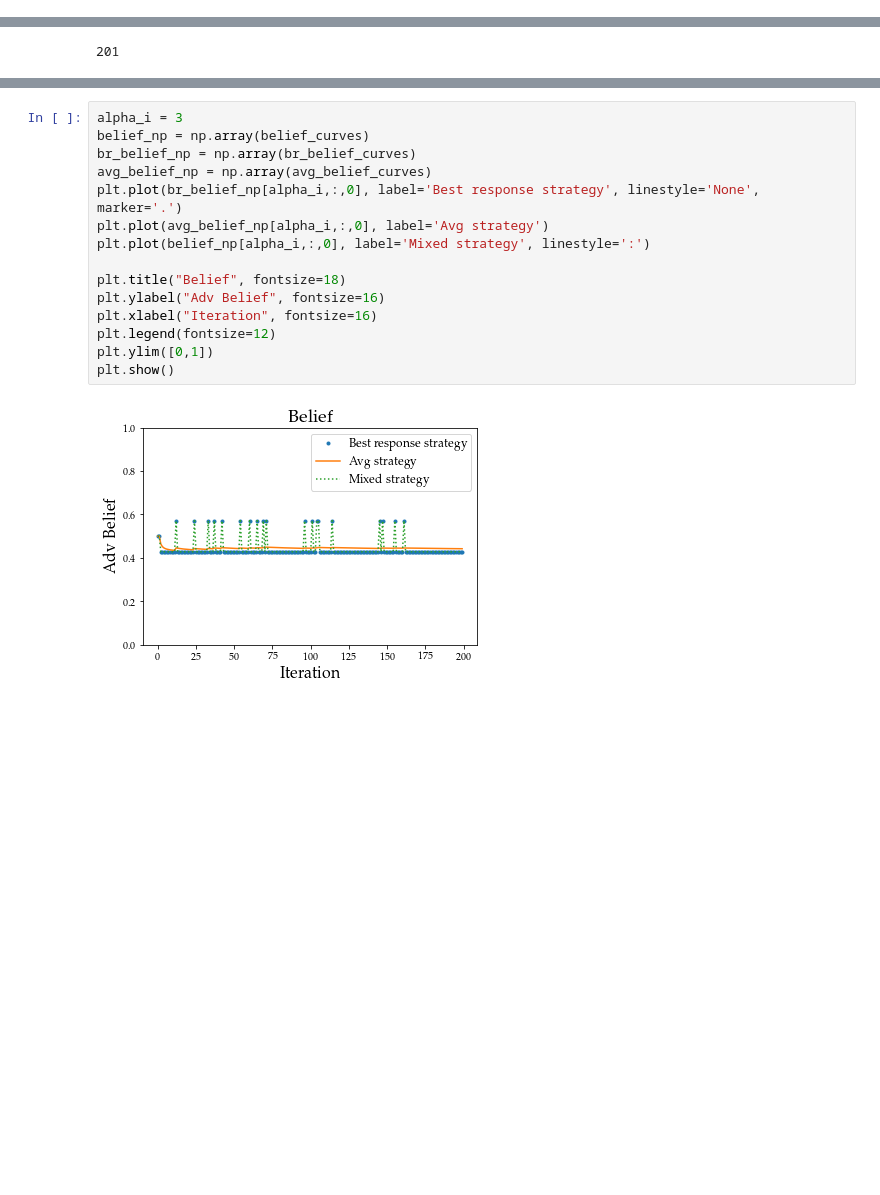
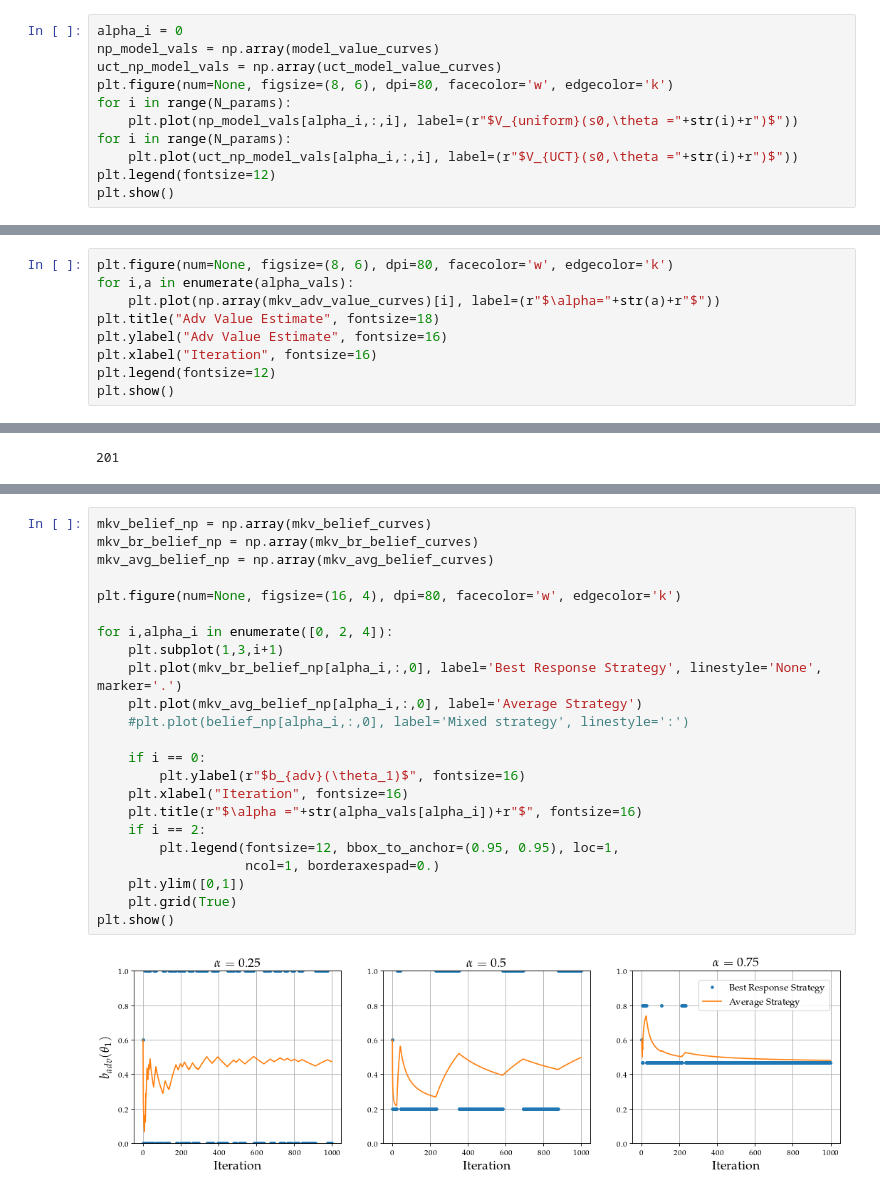
Before and after one commit to ShogoAkiyama/risk-sensitive-mcts, a Jupyter notebook: N-Pull Bandit Experiments.ipynb, the cells around one changed output, grey strips where cells are left out. Drawn from its saved outputs; the diff is of its cells as text; blank space fills up the shorter version.

```diff
--- a/N-Pull Bandit Experiments.ipynb
+++ b/N-Pull Bandit Experiments.ipynb
@@ -164,0 +284,11 @@ plt.show()
+# %%
+alpha_i = 0
+np_model_vals = np.array(model_value_curves)
+uct_np_model_vals = np.array(uct_model_value_curves)
+plt.figure(num=None, figsize=(8, 6), dpi=80, facecolor='w', edgecolor='k')
+for i in range(N_params):
+    plt.plot(np_model_vals[alpha_i,:,i], label=(r"$V_{uniform}(s0,\theta ="+str(i)+r")$"))
+for i in range(N_params):
+    plt.plot(uct_np_model_vals[alpha_i,:,i], label=(r"$V_{UCT}(s0,\theta ="+str(i)+r")$"))
+plt.legend(fontsize=12)
+plt.show()
@@ -175,0 +308,9 @@ plt.show()
+# %%
+plt.figure(num=None, figsize=(8, 6), dpi=80, facecolor='w', edgecolor='k')
+for i,a in enumerate(alpha_vals):
+    plt.plot(np.array(mkv_adv_value_curves)[i], label=(r"$\alpha="+str(a)+r"$"))
+plt.title("Adv Value Estimate", fontsize=18)
+plt.ylabel("Adv Value Estimate", fontsize=16)
+plt.xlabel("Iteration", fontsize=16)
+plt.legend(fontsize=12)
+plt.show()
@@ -196,17 +430,25 @@ agent.N_belief_updates
 # %%
-alpha_i = 3
-belief_np = np.array(belief_curves)
-br_belief_np = np.array(br_belief_curves)
-avg_belief_np = np.array(avg_belief_curves)
-plt.plot(br_belief_np[alpha_i,:,0], label='Best response strategy', linestyle='None', marker='.')
-plt.plot(avg_belief_np[alpha_i,:,0], label='Avg strategy')
-plt.plot(belief_np[alpha_i,:,0], label='Mixed strategy', linestyle=':')
+mkv_belief_np = np.array(mkv_belief_curves)
+mkv_br_belief_np = np.array(mkv_br_belief_curves)
+mkv_avg_belief_np = np.array(mkv_avg_belief_curves)
 
-plt.title("Belief", fontsize=18)
-plt.ylabel("Adv Belief", fontsize=16)
-plt.xlabel("Iteration", fontsize=16)
-plt.legend(fontsize=12)
-plt.ylim([0,1])
+plt.figure(num=None, figsize=(16, 4), dpi=80, facecolor='w', edgecolor='k')
+
+for i,alpha_i in enumerate([0, 2, 4]):
+    plt.subplot(1,3,i+1)
+    plt.plot(mkv_br_belief_np[alpha_i,:,0], label='Best Response Strategy', linestyle='None', marker='.')
+    plt.plot(mkv_avg_belief_np[alpha_i,:,0], label='Average Strategy')
+    #plt.plot(belief_np[alpha_i,:,0], label='Mixed strategy', linestyle=':')
+
+    if i == 0:
+        plt.ylabel(r"$b_{adv}(\theta_1)$", fontsize=16)
+    plt.xlabel("Iteration", fontsize=16)
+    plt.title(r"$\alpha ="+str(alpha_vals[alpha_i])+r"$", fontsize=16)
+    if i == 2:
+        plt.legend(fontsize=12, bbox_to_anchor=(0.95, 0.95), loc=1,
+                   ncol=1, borderaxespad=0.)
+    plt.ylim([0,1])
+    plt.grid(True)
 plt.show()
 # %% [output]
-[figure, old version]
+[figure, new version]
```
Also changed, not shown: parts of 23 cells of this notebook, 10 other files.
